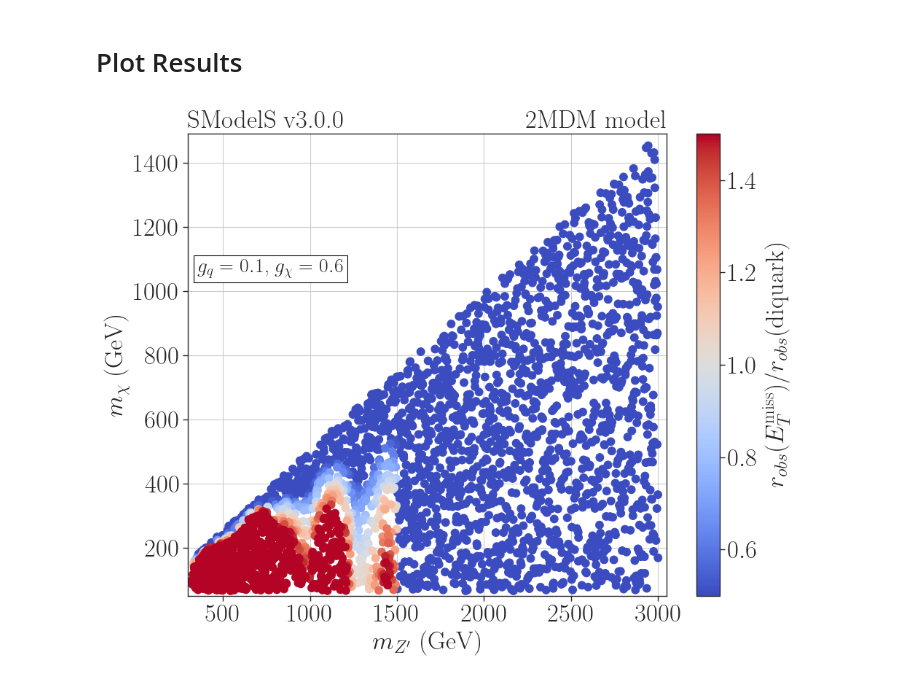
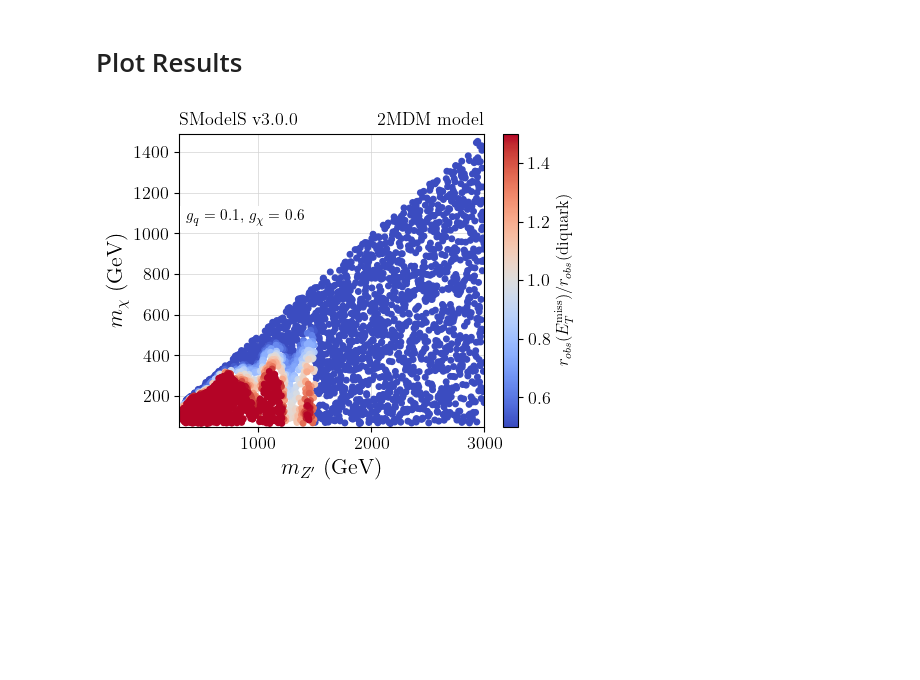
Before and after one commit to SModelS/smodelsv3-paper, a Jupyter notebook: notebooks/2MDM-monojet-vs-dijet-combined.ipynb, the cells around one changed output. Saved outputs shown, nothing was run; the diff lists cells and outputs as text; code cells hidden in the pictures; blank space fills up the shorter version.

Commit message:
Introduced standard plot settings

```diff
--- a/notebooks/2MDM-monojet-vs-dijet-combined.ipynb
+++ b/notebooks/2MDM-monojet-vs-dijet-combined.ipynb
@@ -4,31 +4,18 @@
 import warnings
 warnings.filterwarnings("ignore", message="numpy.dtype size changed")
 import numpy as np
+import seaborn as sns
 import pandas as pd
 import matplotlib.pyplot as plt
-import matplotlib.patches as mpatches
-import seaborn as sns
-from auxPlots import columnsDict, colorDict
+from auxPlots import columnsDict, colorDict, defaultPars
 import itertools
 
 pd.option_context('display.max_columns', None)
 pd.option_context('display.max_rows', None)
 
 pd.options.mode.chained_assignment = None #Disable copy warnings
-# plt.style.use('fivethirtyeight') #Set style
-# mpl.rcParams.update({'figure.figsize' : (15,10)})  #Set general plotting options
-plt.rcParams.update({
-    "text.usetex": True,
-    "font.family": "sans-serif",
-    "font.sans-serif": ["Helvetica"]})
 
-plt.rcParams.update({"savefig.dpi" : 300}) #Figure resolution
-
-
-#Define plotting style:
-sns.set_style('ticks',{'font.family':'Times New Roman', 'font.serif':'Times New Roman'})
-sns.set_context('paper', font_scale=1.8)
-cm = plt.colormaps['RdYlBu']
+plt.rcParams.update(defaultPars) #Figure resolution
 # %% [markdown]
 #### Get data in pcl format and print all columns names
 # %%
@@ -160,43 +147,32 @@ rmax_all = pd.concat([rmax_all,dataDF.drop(columns=list(expResCols)+['CombinedRe
 # %% [markdown]
 # Plot Results
 # %%
-cm = sns.color_palette("Blues", as_cmap=True)
-cm = sns.color_palette("vlag", as_cmap=True)
 cm = sns.color_palette("coolwarm", as_cmap=True)
-
-plt.figure(figsize=(10,8))
-
 
 x = rmaxDF['mZp']
 y = rmaxDF['mChi']
 c = rmaxDF['ratio']
-sc = plt.scatter(x,y,c=c,s=60, cmap=cm, vmin=0.5, vmax=1.5)
-# sc = plt.scatter(x,y,c=c,s=60, cmap=cm)
+sc = plt.scatter(x,y,c=c, cmap=cm, vmin=0.5, vmax=1.5)
 
 
 
 cb = plt.colorbar(sc)
-cb.ax.tick_params(labelsize=25)
-cb.set_label(label=r'$r_{obs}(E_T^{\rm miss})$/$r_{obs}$(diquark)',size=25)
+cb.set_label(label=r'$r_{obs}(E_T^{\rm miss})$/$r_{obs}$(diquark)',fontsize=12)
 
-plt.xlabel(r'$m_{Z^{\prime}}$ (GeV)', fontsize=25)
-plt.ylabel(r'$m_{\chi}$ (GeV)', fontsize=25)
-plt.text(0.02,0.7,r'$g_{q} = %1.1f$, $g_{\chi} = %1.1f$' % (gq, gchi),fontsize=20,
-         bbox=dict(facecolor='white', edgecolor='black'),transform = plt.gca().transAxes)
+plt.xlabel(r'$m_{Z^{\prime}}$ (GeV)')
+plt.ylabel(r'$m_{\chi}$ (GeV)')
+plt.text(0.02,0.7,r'$g_{q} = %1.1f$, $g_{\chi} = %1.1f$' % (gq, gchi),
+         bbox=dict(facecolor='white', edgecolor='none'),transform = plt.gca().transAxes)
 
-plt.title(r'SModelS v3.0.0', loc='left', fontsize=25)
-plt.title(r'2MDM model', loc='right', fontsize=25)
+plt.title(r'SModelS v3.0.0', loc='left')
+plt.title(r'2MDM model', loc='right')
 
-plt.xlim(300, 3050)
+plt.xlim(300, 3000)
 plt.ylim(50, 1490)
 
-plt.yticks(fontsize=25)
-plt.xticks(fontsize=25)
-plt.grid()
-# plt.legend()
 plt.tight_layout()
 plt.savefig('./figures/exclusions_2mdm_ratio_dij_monoj_c1.png')
 plt.show()
 # %% [output]
-[figure, old version]
+[figure, new version]
 # %%
```
Also changed, not shown: parts of 1 cell of this notebook, 19 other files.
